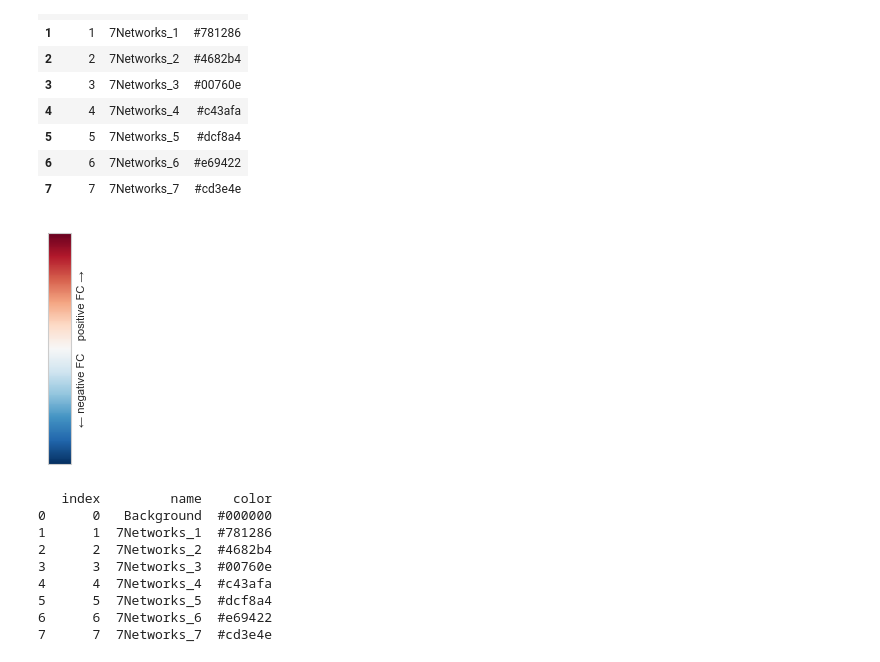
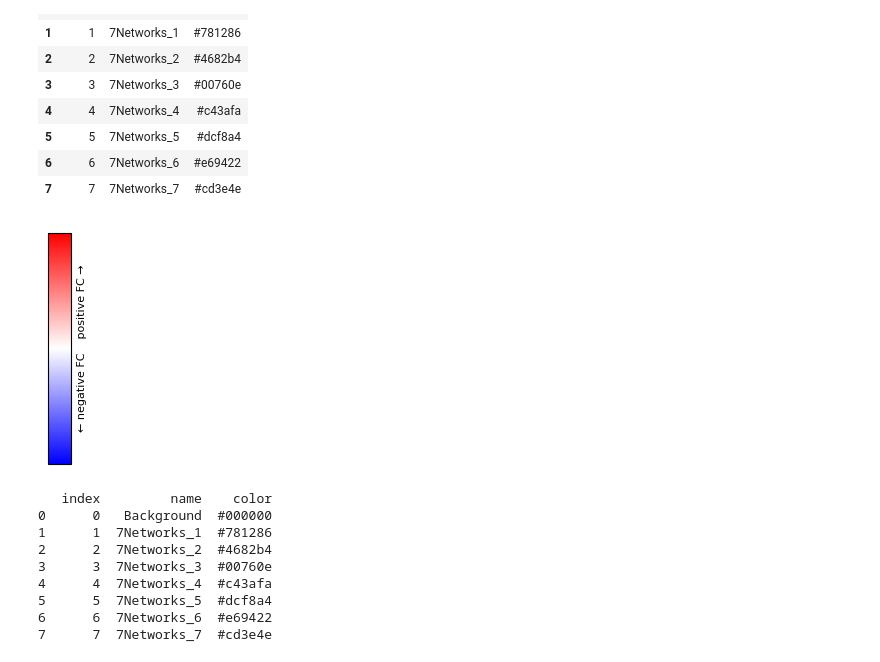
Before and after one commit to BCN-lab/sleepMReye, a Jupyter notebook: sleepmreye/notebooks/function_connectivity_analysis.ipynb, the cells around one changed output. Drawn from its saved outputs; the diff is of its cells as text; code cells hidden in the pictures.

```diff
--- a/sleepmreye/notebooks/function_connectivity_analysis.ipynb
+++ b/sleepmreye/notebooks/function_connectivity_analysis.ipynb
@@ -103,18 +103,18 @@ yeo.lut
 # %%
 from matplotlib import cm
 
 from matplotlib.colors import Normalize
 
 fig, ax = plt.subplots(figsize=(0.3, 3))
 cb = fig.colorbar(
-  cm.ScalarMappable(norm=Normalize(-1, 1), cmap="RdBu_r"),
+  cm.ScalarMappable(norm=Normalize(-1, 1), cmap="bwr"),
   cax=ax,
 )
 cb.set_ticks([])
 cb.set_label("← negative FC    positive FC →", fontsize=8)
-plt.savefig('/Users/zach/2025_RA/matthias/final images/FC/FCcolorbar.svg', bbox_inches="tight")
+plt.savefig('/Users/zach/2025_RA/matthias/final images/FC/FCcolorbar_n.svg', bbox_inches="tight")
 # %% [output]
-[figure, old version]
+[figure, new version]
 # %%
 Now
 """
```
Also changed, not shown: parts of 9 cells of this notebook, 14 other files.
